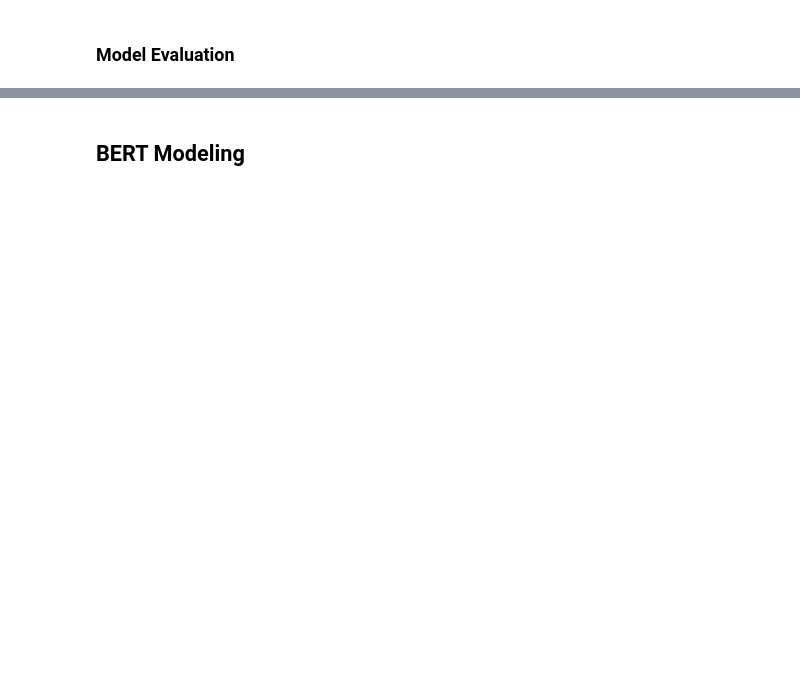
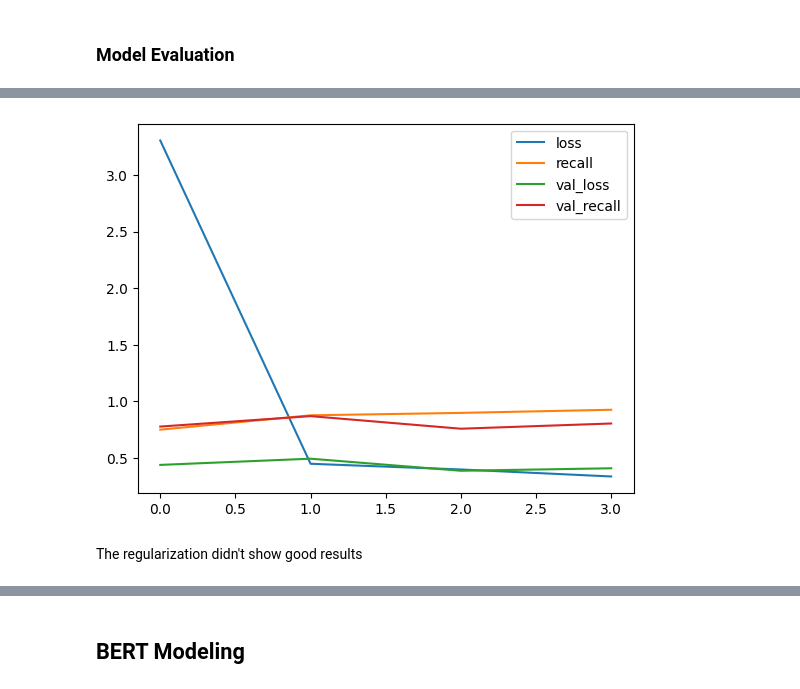
Before and after one commit to 0xArwa/NLP-sentiment-analysis, a Jupyter notebook: Sentiment_Analysis_NLP.ipynb, the cells around one changed output, grey strips where cells are left out. Cells and saved outputs as stored; diff of their text form; code cells hidden in the pictures; blank space fills up the shorter version.

```diff
--- a/Sentiment_Analysis_NLP.ipynb
+++ b/Sentiment_Analysis_NLP.ipynb
@@ -1745,0 +1881,24 @@ Naive Bayes is more computationally efficient and more easier to interpert.
+# %%
+l1_penalty = 0.01
+set_seed()
+model2 = Sequential()
+
+model2.add(Embedding(input_dim=num_words, output_dim=emb, input_length=116))
+model2.add(Dropout(0.3)) # change droupout rate
+
+model2.add(GRU(units=100, return_sequences=True, kernel_regularizer=l1(l1_penalty))) # L1 reg.
+model2.add(Dropout(0.4))
+
+model2.add(GRU(units=50, return_sequences=True))
+model2.add(Dropout(0.3))
+
+model2.add(GRU(units=25))
+model2.add(Dropout(0.2))
+
+model2.add(Dense(1, activation='sigmoid'))
+
+model2.compile(loss='binary_crossentropy', optimizer=Adam(), metrics=['Recall'])
+# %%
+model2.fit(X_train, y_train, epochs=10,
+          batch_size = 64, sample_weight=classes_weights,
+          validation_data=(X_val, y_val), callbacks=[early_stop])
@@ -1745,0 +1937,7 @@ Naive Bayes is more computationally efficient and more easier to interpert.
+# %%
+results2 = pd.DataFrame(model2.history.history)
+results2.plot();
+# %% [output]
+[figure, added]
+# %% [markdown]
+The regularization didn't show good results
```
Also changed, not shown: parts of 119 cells of this notebook.
